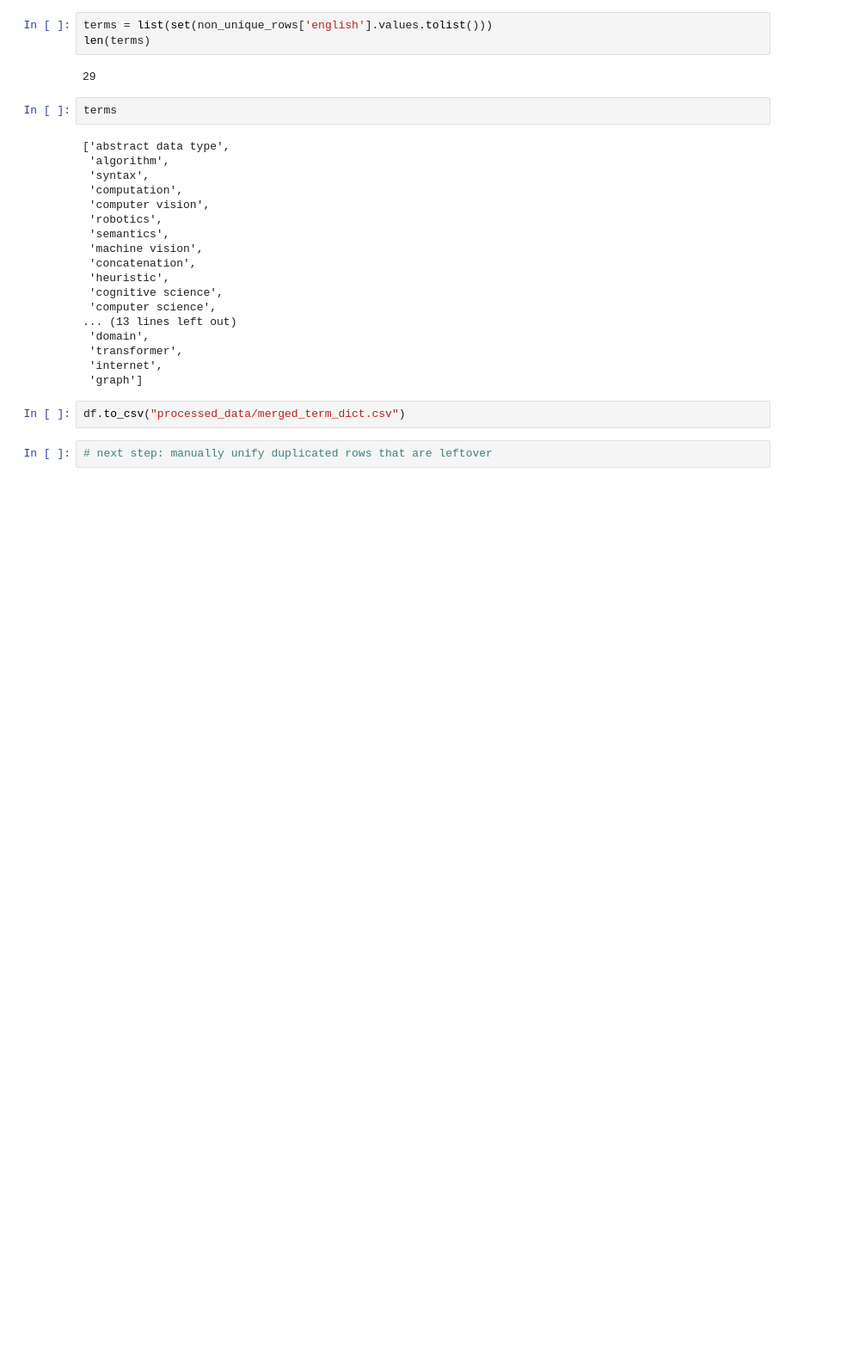
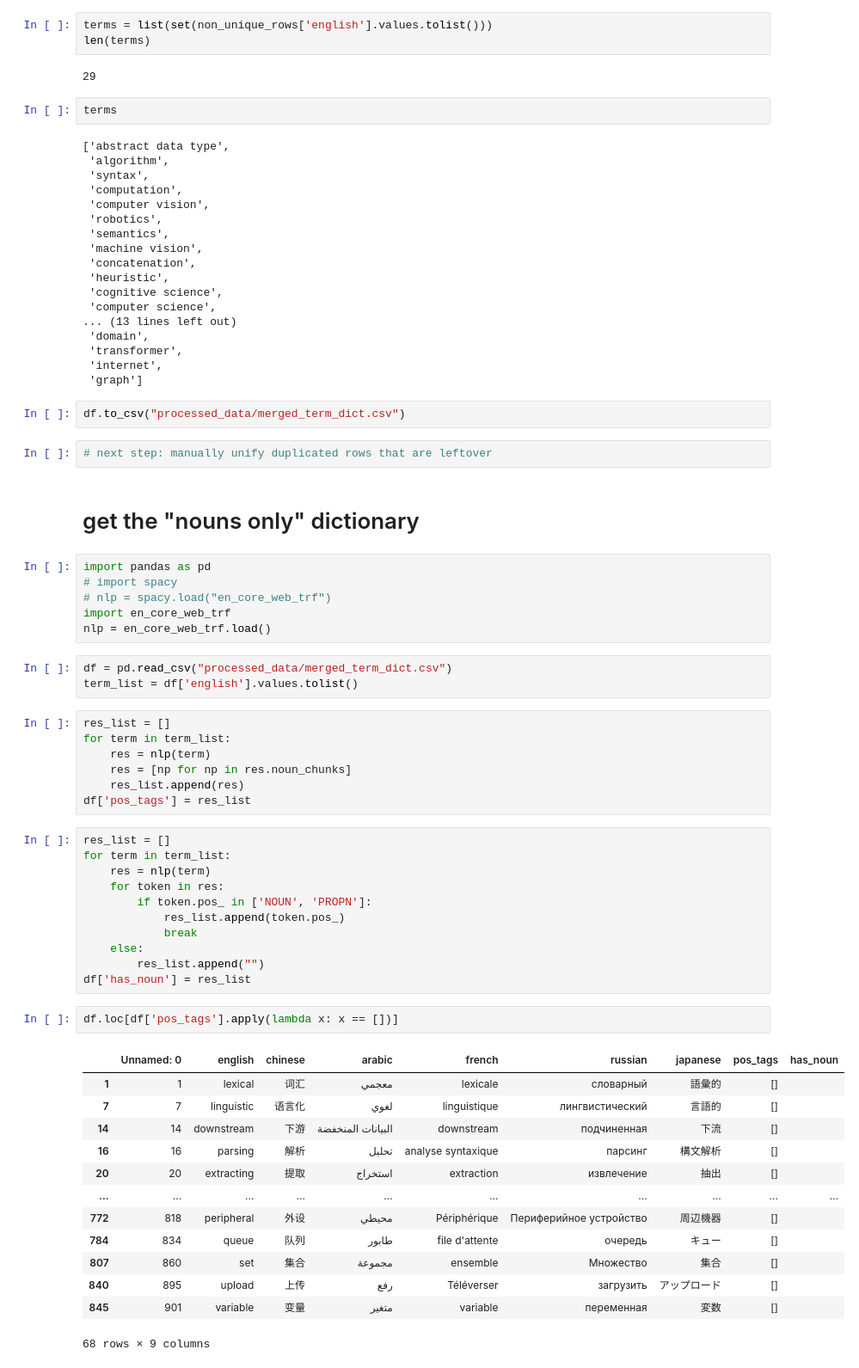
Before and after one commit to ImanOu123/multilingual-model-card, a Jupyter notebook: src/dictionary_collection/process_raw_data.ipynb, the cells around one changed output. Shown: that part at 86% size. Saved outputs shown, nothing was run; the diff lists cells and outputs as text; blank space fills up the shorter version.

Commit message:
upload upadted term dictionary nouns only

```diff
--- a/src/dictionary_collection/process_raw_data.ipynb
+++ b/src/dictionary_collection/process_raw_data.ipynb
@@ -217,3 +217,48 @@ terms
 df.to_csv("processed_data/merged_term_dict.csv")
 # %%
 # next step: manually unify duplicated rows that are leftover
+# %% [markdown]
+# get the "nouns only" dictionary
+# %%
+import pandas as pd
+# import spacy
+# nlp = spacy.load("en_core_web_trf")
+import en_core_web_trf
+nlp = en_core_web_trf.load()
+# %%
+df = pd.read_csv("processed_data/merged_term_dict.csv")
+term_list = df['english'].values.tolist()
+# %%
+res_list = []
+for term in term_list:
+    res = nlp(term)
+    res = [np for np in res.noun_chunks]
+    res_list.append(res)
+df['pos_tags'] = res_list
+# %%
+res_list = []
+for term in term_list:
+    res = nlp(term)
+    for token in res:
+        if token.pos_ in ['NOUN', 'PROPN']:
+            res_list.append(token.pos_)
+            break
+    else:
+        res_list.append("")
+df['has_noun'] = res_list
+# %%
+df.loc[df['pos_tags'].apply(lambda x: x == [])]
+# %% [output]
+|  | Unnamed: 0 | english | chinese | arabic | french | russian | japanese | pos_tags | has_noun |
+| 1 | 1 | lexical | 词汇 | معجمي | lexicale | словарный | 語彙的 | [] |  |
+| 7 | 7 | linguistic | 语言化 | لغوي | linguistique | лингвистический | 言語的 | [] |  |
+| 14 | 14 | downstream | 下游 | البيانات المنخفضة | downstream | подчиненная | 下流 | [] |  |
+| 16 | 16 | parsing | 解析 | تحليل | analyse syntaxique | парсинг | 構文解析 | [] |  |
+| 20 | 20 | extracting | 提取 | استخراج | extraction | извлечение | 抽出 | [] |  |
+| ... | ... | ... | ... | ... | ... | ... | ... | ... | ... |
+| 772 | 818 | peripheral | 外设 | محيطي | Périphérique | Периферийное устройство | 周辺機器 | [] |  |
+| 784 | 834 | queue | 队列 | طابور | file d'attente | очередь | キュー | [] |  |
+| 807 | 860 | set | 集合 | مجموعة | ensemble | Множество | 集合 | [] |  |
+| 840 | 895 | upload | 上传 | رفع | Téléverser | загрузить | アップロード | [] |  |
+| 845 | 901 | variable | 变量 | متغير | variable | переменная | 変数 | [] |  |
+68 rows × 9 columns
```
Also changed, not shown: parts of 9 cells of this notebook, 1 other file.
